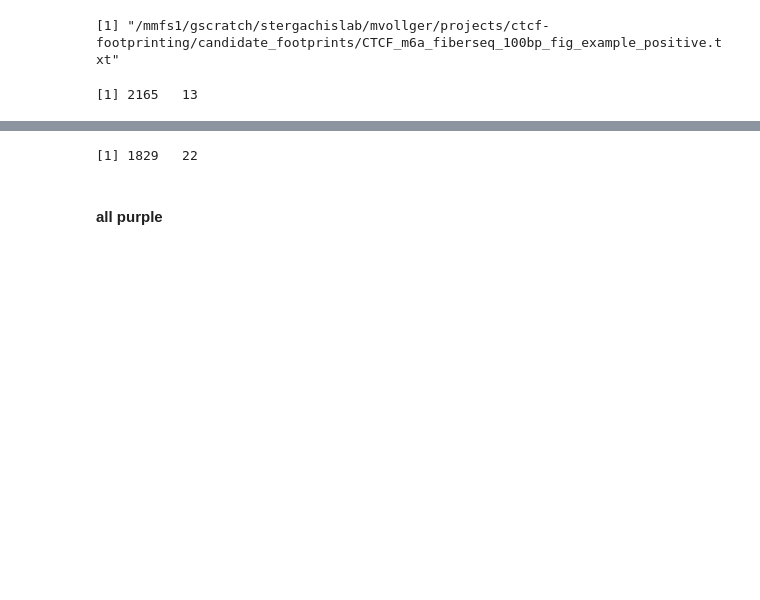
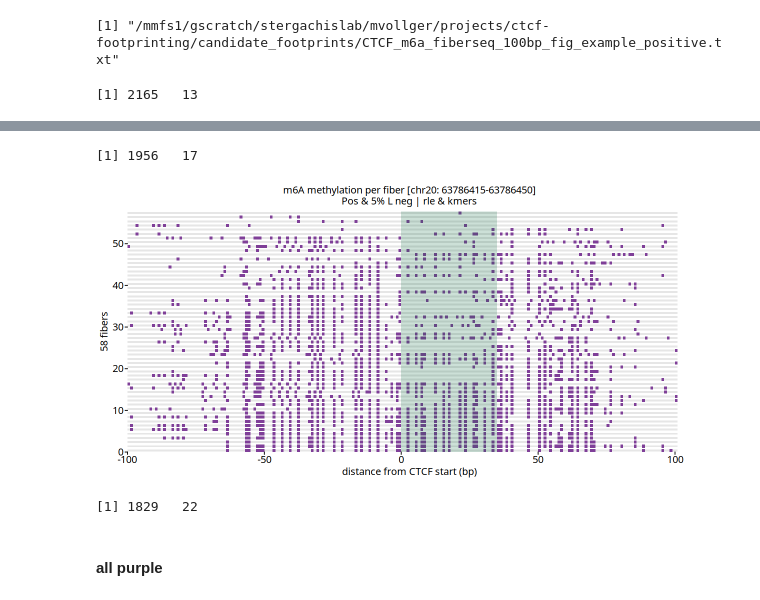
Before and after one commit to monikaperez/ctcf-footprinting, a Jupyter notebook: r_scripts/CTCF_100bp_L_5_v2_plot_res.ipynb, the cells around one changed output, grey strips where cells are left out. Drawn from its saved outputs; the diff is of its cells as text; code cells hidden in the pictures; blank space fills up the shorter version.

```diff
--- a/r_scripts/CTCF_100bp_L_5_v2_plot_res.ipynb
+++ b/r_scripts/CTCF_100bp_L_5_v2_plot_res.ipynb
@@ -607,3 +622,0 @@ dim(df)
-# %%
-# get only m6a instances
-df <- filter(df, centered_position_type == "m6a")
@@ -609,0 +676,16 @@ df <- filter(df, centered_position_type == "m6a")
+# %%
+# add col with y-axis coords
+y_min <- seq(from=0, by=1, length.out=length(unique(df_p$query_name)))
+y_max <- seq(from=0.75, by=1, length.out=length(unique(df_p$query_name)))
+
+y_min_vals <- setNames(y_min, unique(df_p$query_name))
+y_max_vals <- setNames(y_max, unique(df_p$query_name))
+
+df_p <- df_p %>%
+            mutate(
+                y_min = y_min_vals[query_name],
+                y_max = y_max_vals[query_name]
+            )
+dim(df_p)
+# %% [output]
+[1] 1956   17
@@ -610,3 +705,43 @@ df <- filter(df, centered_position_type == "m6a")
+# %%
+# define colors (light grey, purple, darker grey, blue)
+vline_col <- "#CECDCC"
+m6a_col <- "#7F3F98"
+fiber_col <- "#D1D2D4"
+motif_annot_col <- "#006738"#"#6C9272"#"blue"
+# colors from Mitchell's presentation (orange, red, purple, light grey, navy (gene track))
+mitch_cols <- c("#FF8C00", "#FF0000", "#9370DB", "#E6E6E6", "#0C0C78")
+# neg, high m6A & no TF: blue | pos, no m6A & TF: red
+color_vals <- c(mitch_cols[5], mitch_cols[2])
+# %%
+if (save_pdf == TRUE) {set_plot_dimensions(pdf_dims[1], pdf_dims[2])}
+
+# make background fiber smaller than m6a mark
+squish_fiber <- 0.15
+
+p <- ggplot(df_p) +
+    # add box over motif location
+    geom_rect(aes(xmin=-100, xmax=101, ymin=(y_min+squish_fiber), ymax=(y_max-squish_fiber)), fill=mitch_cols[4], data=df_p) +
+    geom_rect(aes(xmin=centered_start, xmax=centered_end, ymin=y_min, ymax=y_max), fill=m6a_col, data=df_p) +
+    annotate("rect", xmin=0, xmax=35, ymin=-Inf, ymax=+Inf, alpha=0.2, fill=motif_annot_col) +
+    scale_y_continuous(expand=expansion(add=c(0,0)), name=y_axis_name) +
+    ggtitle(plot_title) +
+    scale_x_continuous(name=x_axis_name, expand=expansion(add=c(0, 5))) +
+    theme_classic() +
+        theme(text = font_info,
+        axis.ticks = element_line(color="#000000", lineend="square"),
+        axis.text = font_info,
+        axis.line = element_blank(),
+        panel.background = element_blank(),
+        plot.title = element_text(family="ArialMT", size=12, hjust=0.5),
+        legend.position = "none")
+
+p
+
+if (save_pdf == TRUE) {
+    ggsave(output_file, plot = p, width=pdf_dims[1], height=pdf_dims[2])
+}
+# %% [output]
+[figure, added]
 # %%
 moka <- filter(res, motif_query %in% df$motif_query)
 dim(moka)
```
Also changed, not shown: parts of 41 cells of this notebook, 14 other files.
